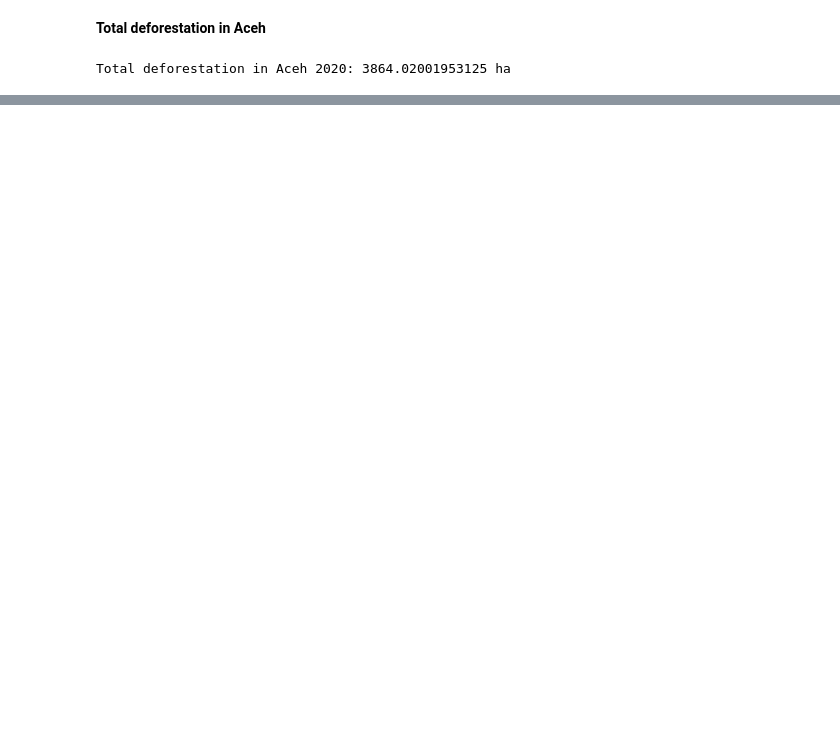
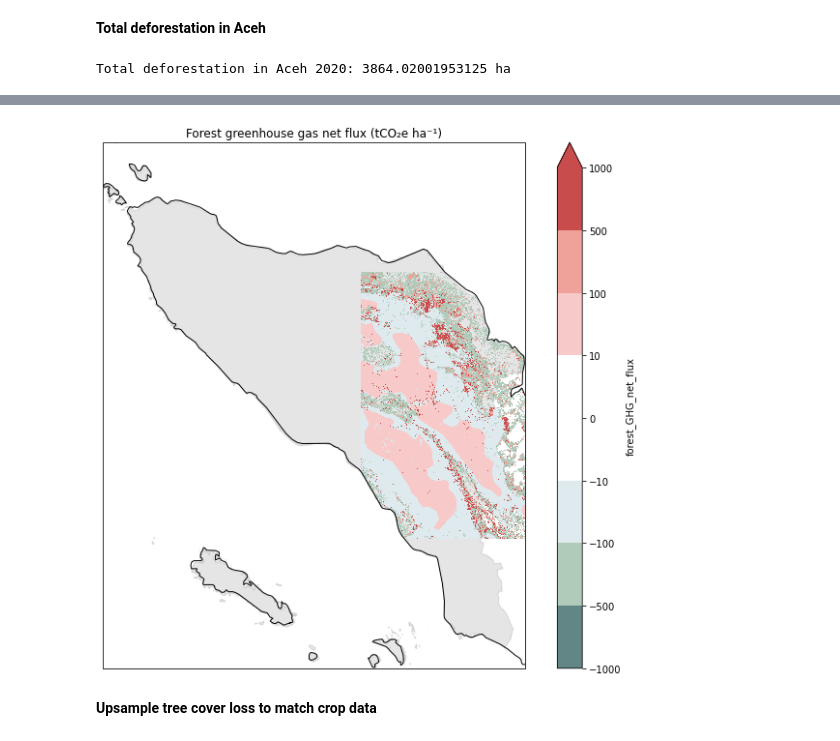
Before and after one commit to Vizzuality/landgriffon, a Jupyter notebook: data/notebooks/Lab/9_QA_land_impact.ipynb, the cells around one changed output, grey strips where cells are left out. Saved outputs shown, nothing was run; the diff lists cells and outputs as text; code cells hidden in the pictures; blank space fills up the shorter version.

Commit message:
Added carbon impact

```diff
--- a/data/notebooks/Lab/9_QA_land_impact.ipynb
+++ b/data/notebooks/Lab/9_QA_land_impact.ipynb
@@ -517,0 +538,7 @@ Total deforestation in Aceh 2020: 3864.02001953125 ha
+# %%
+xda = rxr.open_rasterio('../../datasets/raw/carbon/Forest_GHG_net_flux_Geotiff/10N_090E.tif').squeeze().drop("band")
+
+# Convert to Dataset
+xds_flux = xr.Dataset({'forest_GHG_net_flux': xda}, attrs=xda.attrs)
+xds_flux = xds_flux.sel(x=slice(bounds[0]+2,bounds[2]), y=slice(bounds[3]-1,bounds[1]+1))
+xds_flux
@@ -517,0 +558,10 @@ Total deforestation in Aceh 2020: 3864.02001953125 ha
+# %%
+color_list = ["#618685", "#b1cbbb", "#deeaee", "#ffffff", "#ffffff", "#f7cac9", "#eea29a", "#c94c4c"]
+values = [-1000, -500, -100, -10, 0, 10, 100, 500, 1000]
+title = 'Forest greenhouse gas net flux (tCO₂e ha⁻¹)'
+
+da_plot(xds_flux['forest_GHG_net_flux'], geom, color_list, values, title, x='x', y='y', xlim=(bounds[0],bounds[2]), ylim=(bounds[1],bounds[3]))
+# %% [output]
+[figure, added]
+# %% [markdown]
+**Upsample tree cover loss to match crop data**
```
Also changed, not shown: parts of 31 cells of this notebook.
